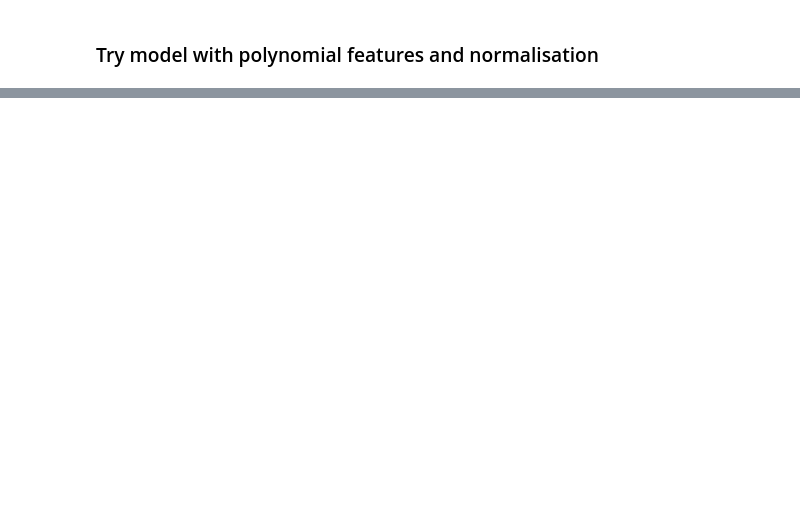
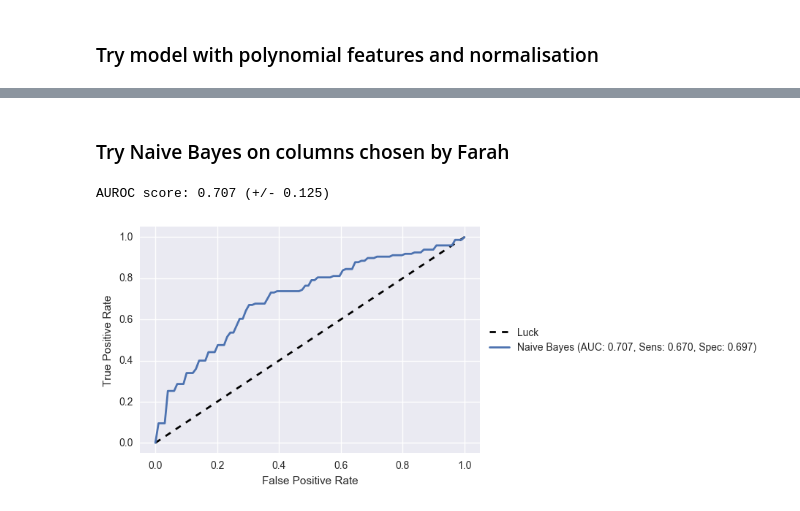
Before and after one commit to Htomlinson14/apnea_dev, a Jupyter notebook: notebooks/Hamish/Train Initial Models.ipynb, the cells around one changed output, grey strips where cells are left out. Drawn from its saved outputs; the diff is of its cells as text; code cells hidden in the pictures; blank space fills up the shorter version.

Commit message:
Add Naive Bayes

```diff
--- a/notebooks/Hamish/Train Initial Models.ipynb
+++ b/notebooks/Hamish/Train Initial Models.ipynb
@@ -149,0 +174,18 @@ make_aucs.main(data = [xtrain_poly_pca_norm, ytrain], models=models, kfolds=5)
+# %% [markdown]
+### Try Naive Bayes on columns chosen by Farah
+# %%
+# Sort data into columns
+NB_cols = ['bmi','tonsilsize', 'term','gender_Male']
+xtrain_NB = xtrain.copy()
+xtrain_NB = xtrain_NB[NB_cols]
+model_NB = {'Naive Bayes': GaussianNB()}
+
+# Test
+make_aucs.main(data = [xtrain_NB, ytrain], models=model_NB, kfolds=5)
+
+# Check against built-in cross_val_score
+auroc_scores = cross_val_score(GaussianNB(), xtrain_NB, ytrain, cv=5, scoring ='roc_auc')
+print("AUROC score: {:0.3f} (+/- {:0.3f})".format(auroc_scores.mean(), auroc_scores.std() * 2))
+# %% [output]
+AUROC score: 0.707 (+/- 0.125)
+[figure, added]
```
Also changed, not shown: parts of 10 cells of this notebook.
